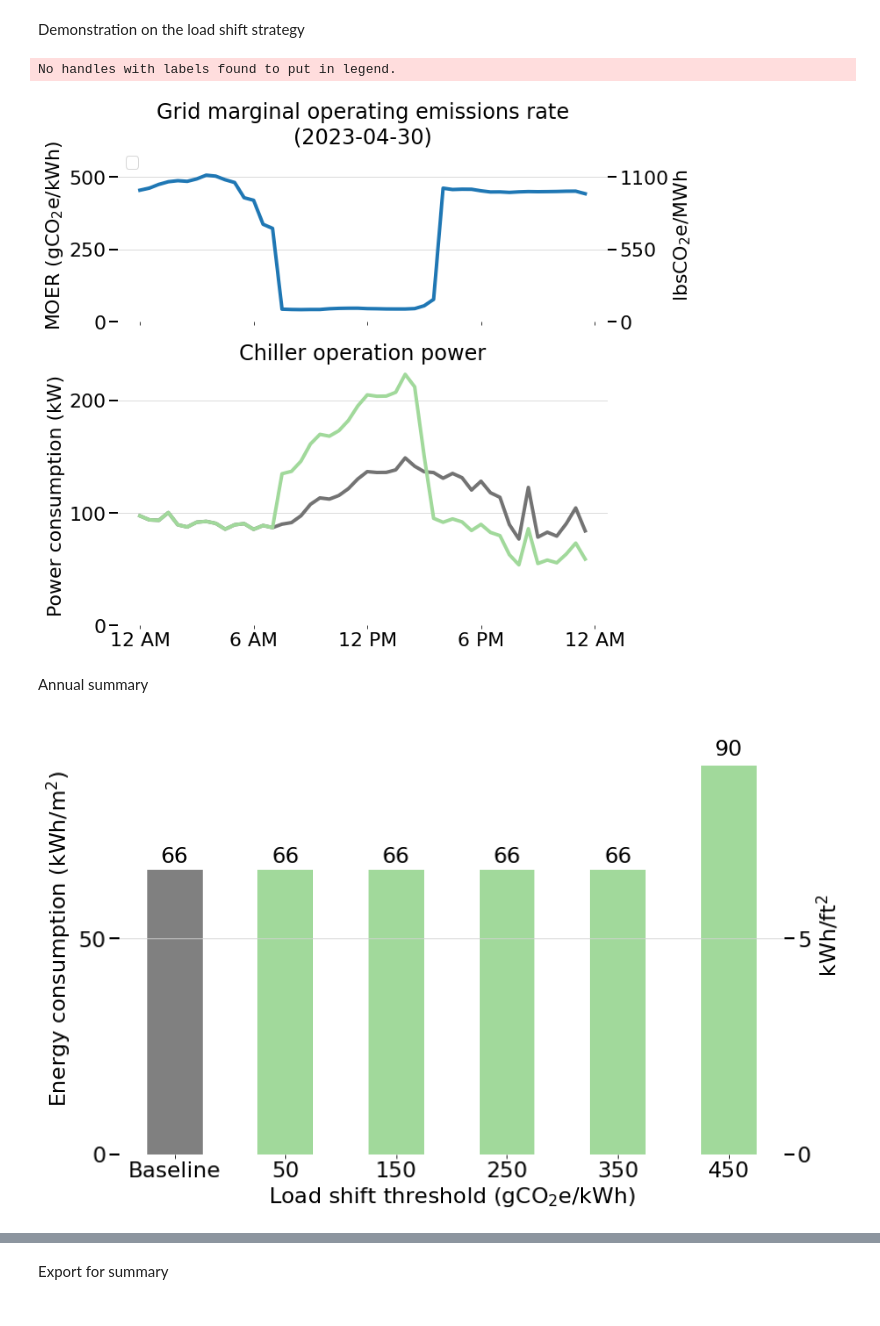
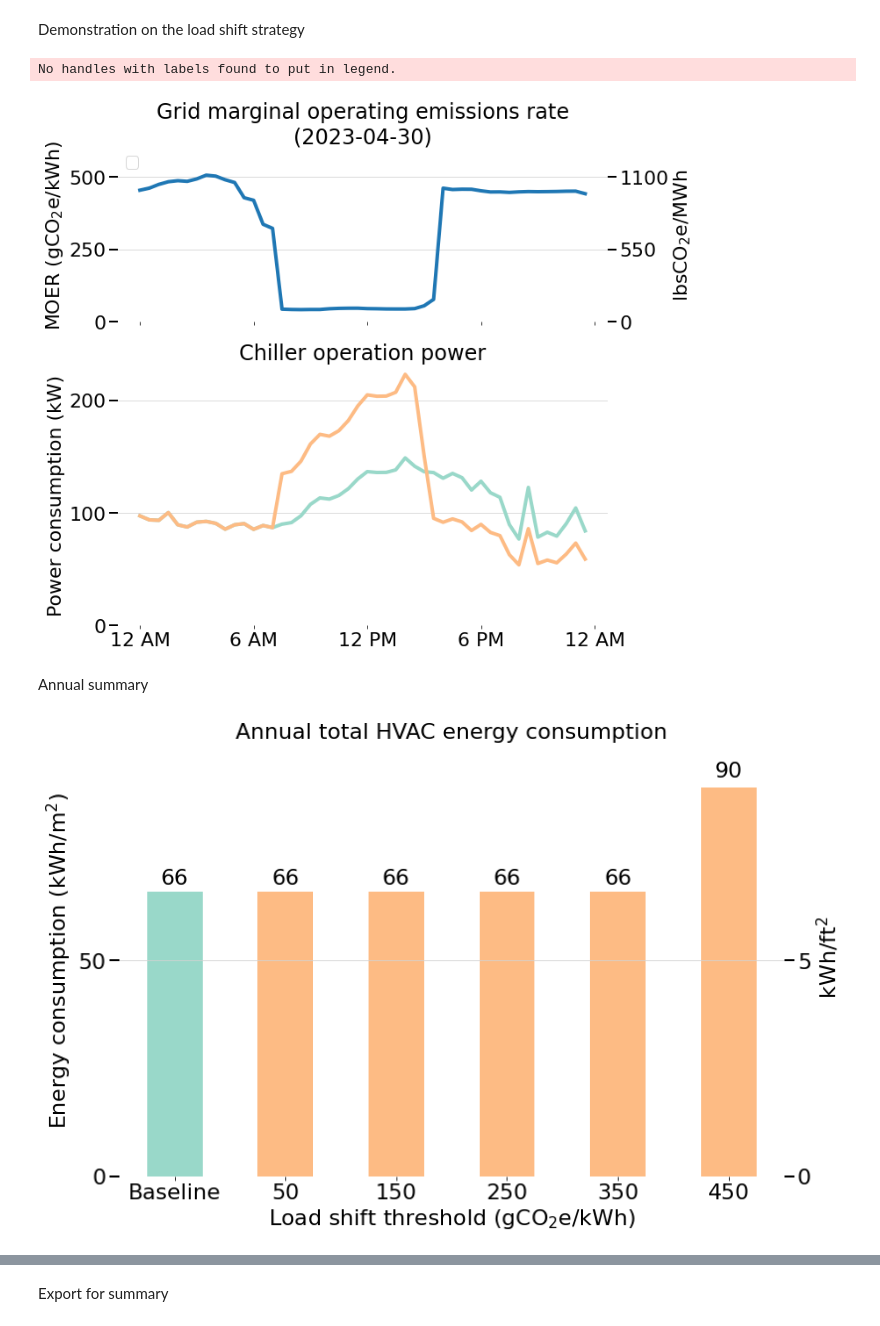
Before and after one commit to ZAY630/ls_sdh, a Jupyter notebook: analysis.ipynb, the cells around one changed output, grey strips where cells are left out. Saved outputs shown, nothing was run; the diff lists cells and outputs as text; code cells hidden in the pictures.

```diff
--- a/analysis.ipynb
+++ b/analysis.ipynb
@@ -773,7 +797,7 @@ Annual analysis on load shift
 # Define parameters
 A_m2 = 13000
 A_sf2 = 139931
-threshold_shades = ['#a1d99b', '#a1d99b', '#a1d99b', '#a1d99b', '#a1d99b']
+threshold_shades = ['#fdbb84', '#fdbb84', '#fdbb84', '#fdbb84', '#fdbb84']
 
 # Chiller 30% setpoint reset
 df_power_shift = pd.DataFrame()
@@ -795,7 +819,7 @@ utils_plot.create_box_plot(df=df_base,
                            columns=['Baseline'],
                            unit=' kW',
                            axe=axs[0],
-                           color=['grey'],
+                           color=['#99d8c9'],
                            hide_xticks=False,
                            ylabel='Power consumption (kW)',
                            yrange=[0, 350, 100])
@@ -819,7 +843,7 @@ utils_plot.create_box_plot(df=df_base,
                            columns=['Baseline'],
                            unit=' kgCO$_2$e/hr',
                            axe=axs[0],
-                           color=['grey'],
+                           color=['#99d8c9'],
                            hide_xticks=False,
                            ylabel='Marginal carbon emissions rate (kgCO$_2$e/hr)',
                            yrange=[0, 155, 50])
@@ -936,40 +960,40 @@ utils_plot.make_plot(df=df_merge,
                      date=date,
                      ylabel='Power consumption (kW)',
                      legend=['Baseline', 'After load shift'],
-                     color=["#737373", "#a1d99b"],
+                     color=["#99d8c9", "#fdbb84"],
                      plot_title='Chiller operation power',
                      yrange=[0, 250, 100])
 
 plt.show()
 # %% [output]
 No handles with labels found to put in legend.
-[figure, old version]
+[figure, new version]
 # %% [markdown]
 Annual summary
 # %%
 base_energy = daily_sum['predicted_power'].sum() / A_m2
 total_energy = daily_power_shift.sum() / A_m2
 total_energy['Baseline'] = base_energy
 total_energy = total_energy.reindex(['Baseline', '50', '150', '250', '350', '450'])
 total_energy = pd.DataFrame(total_energy)
 total_energy.reset_index(inplace=True)
 total_energy.columns = ['index', 'kWh_m2']
 
 total_energy.set_index('index', inplace=True)
 utils_plot.create_bar_plot(df=total_energy,
                            columns='kWh_m2',
-                           # plot_title="Annual total HVAC energy consumption",
+                           plot_title="Annual total HVAC energy consumption",
                            yrange=[0, 100, 50],
                            annotation=True,
                            xlabel="Load shift threshold (gCO$_2$e/kWh)",
                            ylabel="Energy consumption (kWh/m$^2$)",
                            dual_columns=True,
                            dual_ylabel=' kWh/ft$^2$',
-                           color=['grey'] + threshold_shades,
+                           color=['#99d8c9'] + threshold_shades,
                            figsize=(12, 8),
                            conversion_factor=0.092903)
 # %% [output]
-[figure, old version]
+[figure, new version]
 # %%
 base_emissions = daily_sum['emissions'].sum() / A_m2
 total_emissions = daily_emissions_shift.sum() / A_m2
```
Also changed, not shown: parts of 25 cells of this notebook.
